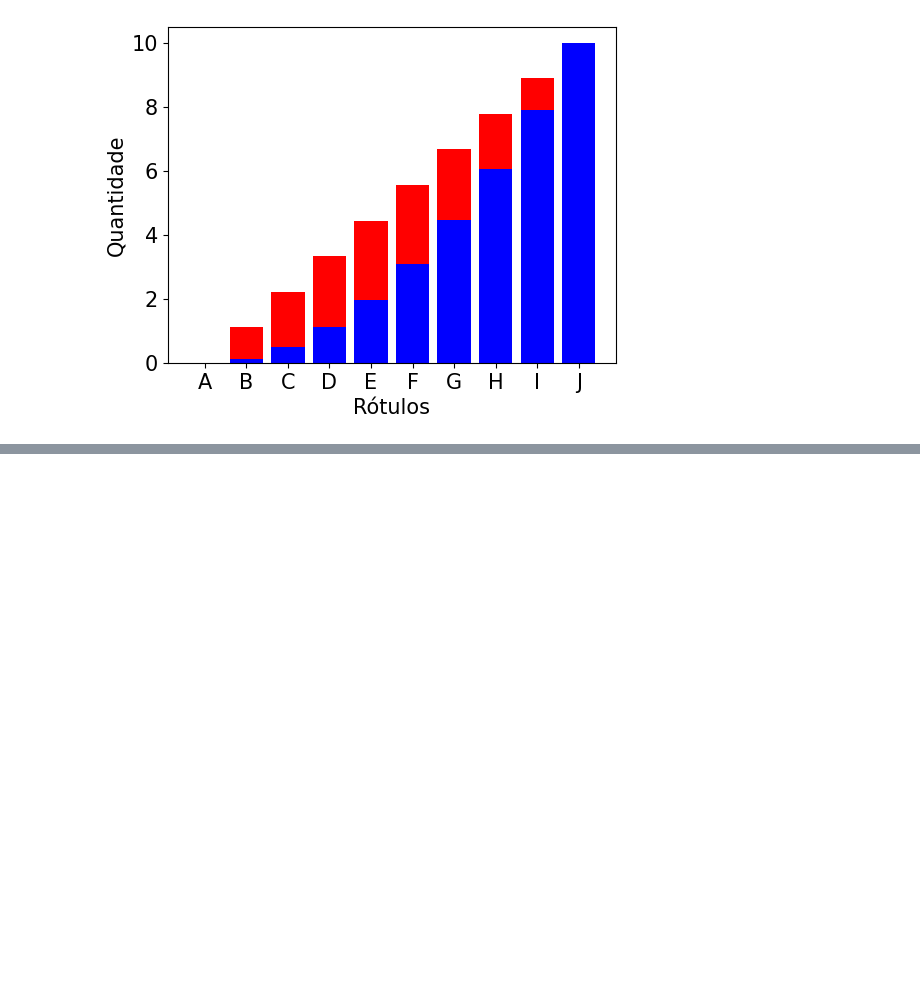
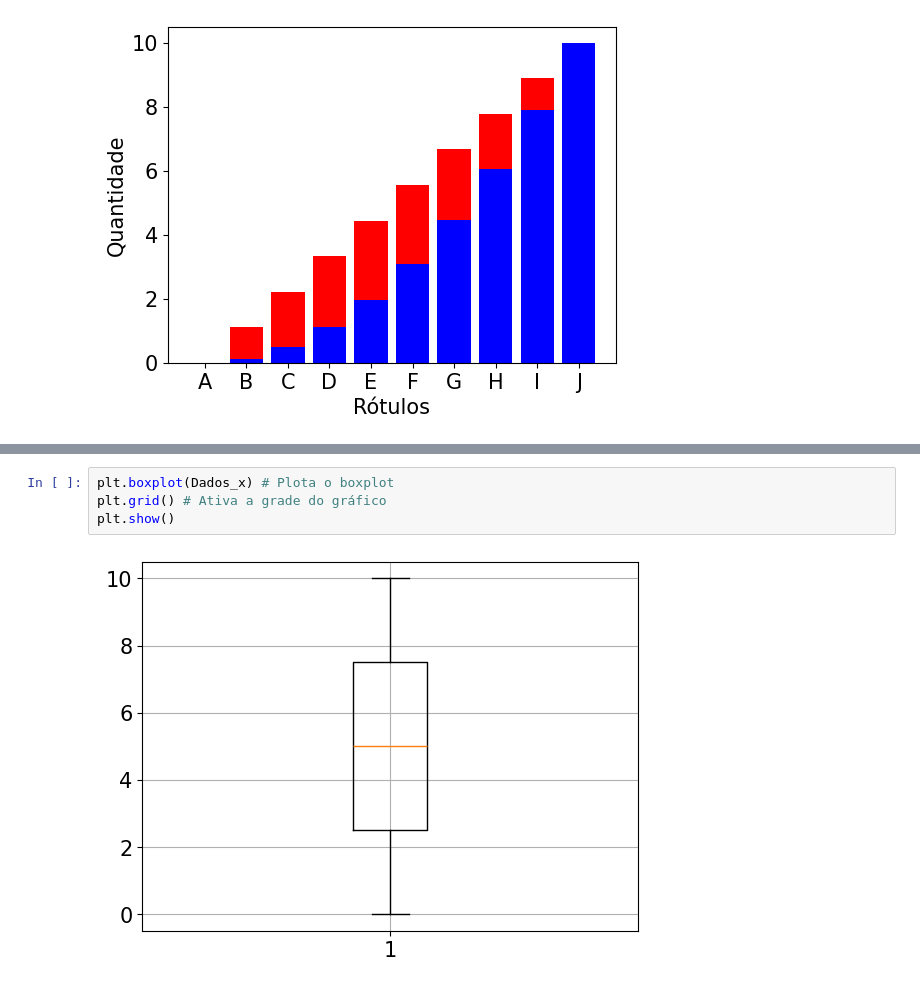
Before and after one commit to LANDOSOUZA/inteligencia_artificial_2025, a Jupyter notebook: aula_3/codigo.ipynb, the cells around one changed output, grey strips where cells are left out. Drawn from its saved outputs; the diff is of its cells as text; blank space fills up the shorter version.

Commit message:
aula-3
Gráfico de barras e boxplot.

```diff
--- a/aula_3/codigo.ipynb
+++ b/aula_3/codigo.ipynb
@@ -117,0 +123,6 @@ Figura
+# %%
+plt.boxplot(Dados_x) # Plota o boxplot
+plt.grid() # Ativa a grade do gráfico
+plt.show()
+# %% [output]
+[figure, added]
```
Also changed, not shown: parts of 1 cell of this notebook.
